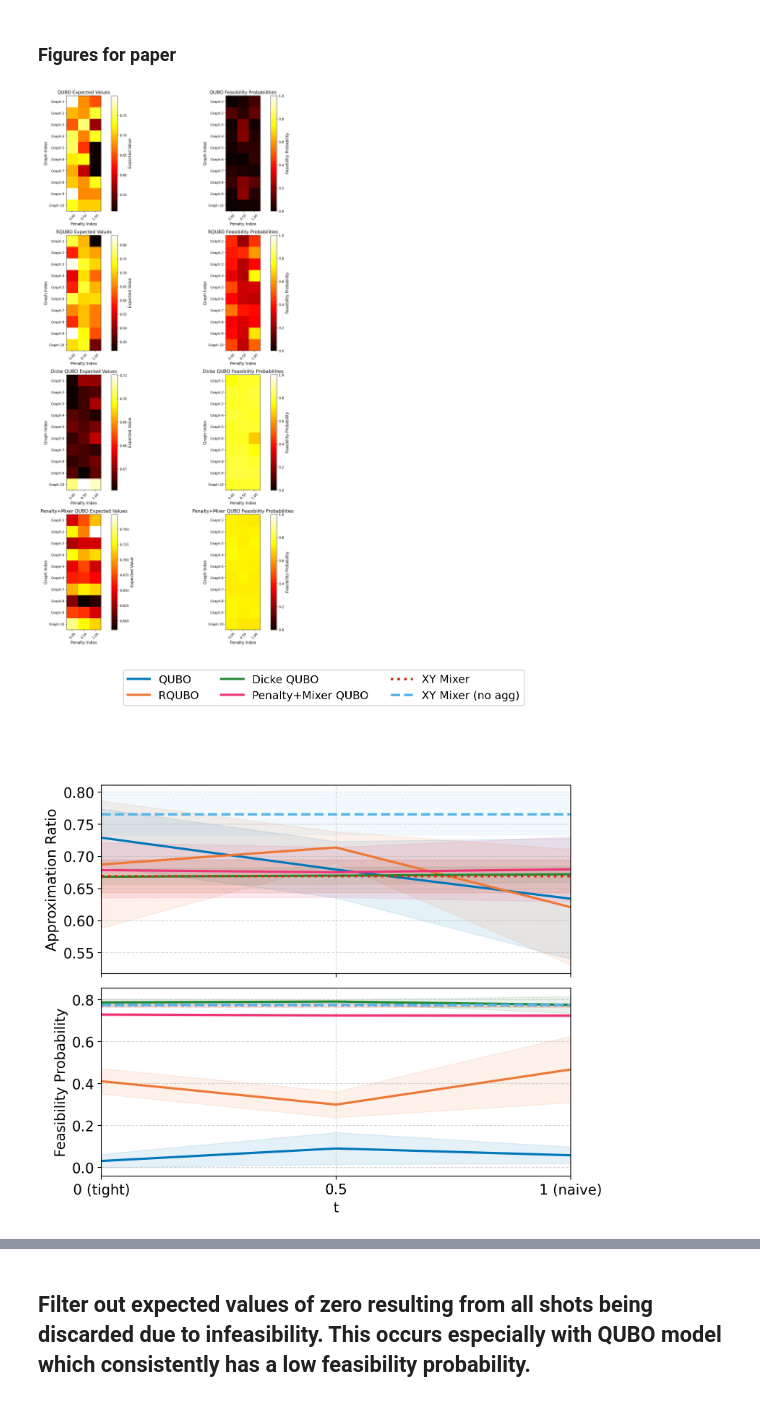
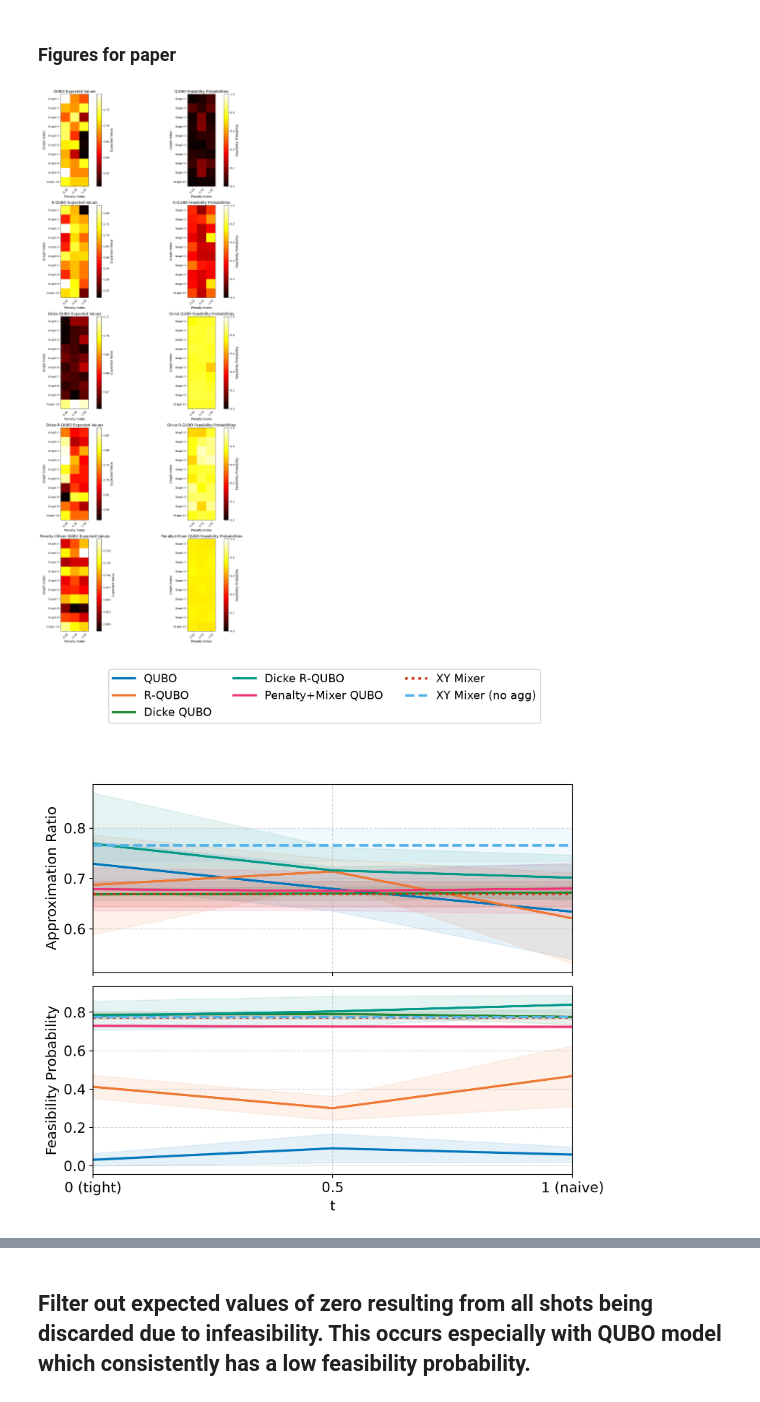
Before and after one commit to AdrianHarkness/Max_K_Cut, a Jupyter notebook: notebooks/experiments/visualize_results.ipynb, the cells around one changed output, grey strips where cells are left out. Cells and saved outputs as stored; diff of their text form; code cells hidden in the pictures.

```diff
--- a/notebooks/experiments/visualize_results.ipynb
+++ b/notebooks/experiments/visualize_results.ipynb
@@ -27,6 +27,8 @@ RQUBO_FEASIBILITY = loaded_data['RQUBO_FEASIBILITY']
 
 DICKE_QUBO_EXP_VALS = loaded_data['DICKE_QUBO_EXP_VALS'] if 'DICKE_QUBO_EXP_VALS' in loaded_data else None
 DICKE_QUBO_FEASIBILITY = loaded_data['DICKE_QUBO_FEASIBILITY'] if 'DICKE_QUBO_FEASIBILITY' in loaded_data else None
+DICKE_RQUBO_EXP_VALS = loaded_data['DICKE_RQUBO_EXP_VALS'] if 'DICKE_RQUBO_EXP_VALS' in loaded_data else None
+DICKE_RQUBO_FEASIBILITY = loaded_data['DICKE_RQUBO_FEASIBILITY'] if 'DICKE_RQUBO_FEASIBILITY' in loaded_data else None
 PENALTY_MIXER_QUBO_EXP_VALS = loaded_data['PENALTY_MIXER_QUBO_EXP_VALS'] if 'PENALTY_MIXER_QUBO_EXP_VALS' in loaded_data else None
 PENALTY_MIXER_QUBO_FEASIBILITY = loaded_data['PENALTY_MIXER_QUBO_FEASIBILITY'] if 'PENALTY_MIXER_QUBO_FEASIBILITY' in loaded_data else None
 XY_MIXER_EXP_VALS = loaded_data['XY_MIXER_EXP_VALS'] if 'XY_MIXER_EXP_VALS' in loaded_data else None
@@ -38,6 +40,7 @@ XY_MIXER_NO_AGG_FEASIBILITY = loaded_data['XY_MIXER_NO_AGG_FEASIBILITY'] if 'XY_
 QUBO_VIOLATION_PMF = loaded_data['QUBO_VIOLATION_PMF'] if 'QUBO_VIOLATION_PMF' in loaded_data else None
 RQUBO_VIOLATION_PMF = loaded_data['RQUBO_VIOLATION_PMF'] if 'RQUBO_VIOLATION_PMF' in loaded_data else None
 DICKE_QUBO_VIOLATION_PMF = loaded_data['DICKE_QUBO_VIOLATION_PMF'] if 'DICKE_QUBO_VIOLATION_PMF' in loaded_data else None
+DICKE_RQUBO_VIOLATION_PMF = loaded_data['DICKE_RQUBO_VIOLATION_PMF'] if 'DICKE_RQUBO_VIOLATION_PMF' in loaded_data else None
 PENALTY_MIXER_QUBO_VIOLATION_PMF = loaded_data['PENALTY_MIXER_QUBO_VIOLATION_PMF'] if 'PENALTY_MIXER_QUBO_VIOLATION_PMF' in loaded_data else None
 XY_MIXER_VIOLATION_PMF = loaded_data['XY_MIXER_VIOLATION_PMF'] if 'XY_MIXER_VIOLATION_PMF' in loaded_data else None
 XY_MIXER_NO_AGG_VIOLATION_PMF = loaded_data['XY_MIXER_NO_AGG_VIOLATION_PMF'] if 'XY_MIXER_NO_AGG_VIOLATION_PMF' in loaded_data else None
@@ -45,6 +48,7 @@ XY_MIXER_NO_AGG_VIOLATION_PMF = loaded_data['XY_MIXER_NO_AGG_VIOLATION_PMF'] if
 QUBO_EXP_VIOLATION_INFEAS = loaded_data['QUBO_EXP_VIOLATION_INFEAS'] if 'QUBO_EXP_VIOLATION_INFEAS' in loaded_data else None
 RQUBO_EXP_VIOLATION_INFEAS = loaded_data['RQUBO_EXP_VIOLATION_INFEAS'] if 'RQUBO_EXP_VIOLATION_INFEAS' in loaded_data else None
 DICKE_QUBO_EXP_VIOLATION_INFEAS = loaded_data['DICKE_QUBO_EXP_VIOLATION_INFEAS'] if 'DICKE_QUBO_EXP_VIOLATION_INFEAS' in loaded_data else None
+DICKE_RQUBO_EXP_VIOLATION_INFEAS = loaded_data['DICKE_RQUBO_EXP_VIOLATION_INFEAS'] if 'DICKE_RQUBO_EXP_VIOLATION_INFEAS' in loaded_data else None
 PENALTY_MIXER_QUBO_EXP_VIOLATION_INFEAS = loaded_data['PENALTY_MIXER_QUBO_EXP_VIOLATION_INFEAS'] if 'PENALTY_MIXER_QUBO_EXP_VIOLATION_INFEAS' in loaded_data else None
 XY_MIXER_EXP_VIOLATION_INFEAS = loaded_data['XY_MIXER_EXP_VIOLATION_INFEAS'] if 'XY_MIXER_EXP_VIOLATION_INFEAS' in loaded_data else None
 XY_MIXER_NO_AGG_EXP_VIOLATION_INFEAS = loaded_data['XY_MIXER_NO_AGG_EXP_VIOLATION_INFEAS'] if 'XY_MIXER_NO_AGG_EXP_VIOLATION_INFEAS' in loaded_data else None
@@ -55,40 +59,42 @@ num_graphs = QUBO_EXP_VALS.shape[0]
 # %%
 rows = [
     ("QUBO", QUBO_EXP_VALS, QUBO_FEASIBILITY),
-    ("RQUBO", RQUBO_EXP_VALS, RQUBO_FEASIBILITY),
+    ("R-QUBO", RQUBO_EXP_VALS, RQUBO_FEASIBILITY),
     ("Dicke QUBO", DICKE_QUBO_EXP_VALS, DICKE_QUBO_FEASIBILITY),
+    ("Dicke R-QUBO", DICKE_RQUBO_EXP_VALS, DICKE_RQUBO_FEASIBILITY),
     ("Penalty+Mixer QUBO", PENALTY_MIXER_QUBO_EXP_VALS, PENALTY_MIXER_QUBO_FEASIBILITY)
 ]
+rows = [row for row in rows if row[1] is not None]
 
 fig, axs = plt.subplots(len(rows), 2, figsize=(16, 6 * len(rows)), squeeze=False)
 
 for row_idx, (label, exp_vals, feas_vals) in enumerate(rows):
     im0 = axs[row_idx, 0].imshow(exp_vals, cmap='hot', interpolation='nearest')
     cbar0 = fig.colorbar(im0, ax=axs[row_idx, 0])
     cbar0.set_label('Expected Value', fontsize=12)
     axs[row_idx, 0].set_title(f'{label} Expected Values', fontsize=14)
     axs[row_idx, 0].set_xlabel('Penalty Index', fontsize=12)
     axs[row_idx, 0].set_ylabel('Graph Index', fontsize=12)
     axs[row_idx, 0].set_xticks(np.arange(len(penalty_list)))
     axs[row_idx, 0].set_xticklabels([f'{p:.2f}' for p in penalty_list], rotation=45, fontsize=10)
     axs[row_idx, 0].set_yticks(np.arange(num_graphs))
     axs[row_idx, 0].set_yticklabels([f'Graph {i+1}' for i in range(num_graphs)], fontsize=10)
 
     im1 = axs[row_idx, 1].imshow(feas_vals, cmap='hot', interpolation='nearest', vmin=0, vmax=1)
     cbar1 = fig.colorbar(im1, ax=axs[row_idx, 1])
     cbar1.set_label('Feasibility Probability', fontsize=12)
     axs[row_idx, 1].set_title(f'{label} Feasibility Probabilities', fontsize=14)
     axs[row_idx, 1].set_xlabel('Penalty Index', fontsize=12)
     axs[row_idx, 1].set_ylabel('Graph Index', fontsize=12)
     axs[row_idx, 1].set_xticks(np.arange(len(penalty_list)))
     axs[row_idx, 1].set_xticklabels([f'{p:.2f}' for p in penalty_list], rotation=45, fontsize=10)
     axs[row_idx, 1].set_yticks(np.arange(num_graphs))
     axs[row_idx, 1].set_yticklabels([f'Graph {i+1}' for i in range(num_graphs)], fontsize=10)
 
 plt.tight_layout()
 plt.show()
 # %% [output]
-[figure, old version]
+[figure, new version]
 # %%
 qubo_mean_over_graphs = np.mean(QUBO_EXP_VALS, axis=0)
 qubo_std_over_graphs = np.std(QUBO_EXP_VALS, axis=0)
@@ -104,12 +110,20 @@ dicke_mean_over_graphs = None
 penalty_mixer_mean_over_graphs = None
 dicke_mean_feas_prob = None
 penalty_mixer_mean_feas_prob = None
+dicke_rqubo_mean_over_graphs = None
+dicke_rqubo_mean_feas_prob = None
 
 if DICKE_QUBO_EXP_VALS is not None:
     dicke_mean_over_graphs = np.mean(DICKE_QUBO_EXP_VALS, axis=0)
     dicke_std_over_graphs = np.std(DICKE_QUBO_EXP_VALS, axis=0)
     dicke_mean_feas_prob = np.mean(DICKE_QUBO_FEASIBILITY, axis=0)
     dicke_std_feas_prob = np.std(DICKE_QUBO_FEASIBILITY, axis=0)
+
+if DICKE_RQUBO_EXP_VALS is not None:
+    dicke_rqubo_mean_over_graphs = np.mean(DICKE_RQUBO_EXP_VALS, axis=0)
+    dicke_rqubo_std_over_graphs = np.std(DICKE_RQUBO_EXP_VALS, axis=0)
+    dicke_rqubo_mean_feas_prob = np.mean(DICKE_RQUBO_FEASIBILITY, axis=0)
+    dicke_rqubo_std_feas_prob = np.std(DICKE_RQUBO_FEASIBILITY, axis=0)
 
 if PENALTY_MIXER_QUBO_EXP_VALS is not None:
     penalty_mixer_mean_over_graphs = np.mean(PENALTY_MIXER_QUBO_EXP_VALS, axis=0)
@@ -134,6 +148,7 @@ xy_no_agg_feas_std = np.std(XY_MIXER_NO_AGG_FEASIBILITY) if XY_MIXER_NO_AGG_FEAS
 qubo_color = "#0077BB"
 rqubo_color = "#EE7733"
 dicke_qubo_color = "#228833"
+dicke_rqubo_color = "#009988"
 penalty_mixer_color = "#EE3377"
 xy_mixer_color = "#CC3311"
 xy_no_agg_color = "#56B4E9"
@@ -155,7 +170,7 @@ ax_top.fill_between(penalty_list,
                     np.array(qubo_mean_over_graphs) + np.array(qubo_std_over_graphs),
                     color=qubo_color, alpha=_fill_alpha)
 
-ax_top.plot(penalty_list, rqubo_mean_over_graphs, label="RQUBO", color=rqubo_color, linestyle='-')
+ax_top.plot(penalty_list, rqubo_mean_over_graphs, label="R-QUBO", color=rqubo_color, linestyle='-')
 ax_top.fill_between(penalty_list,
                     np.array(rqubo_mean_over_graphs) - np.array(rqubo_std_over_graphs),
                     np.array(rqubo_mean_over_graphs) + np.array(rqubo_std_over_graphs),
@@ -167,6 +182,13 @@ if dicke_mean_over_graphs is not None:
                         np.array(dicke_mean_over_graphs) - np.array(dicke_std_over_graphs),
                         np.array(dicke_mean_over_graphs) + np.array(dicke_std_over_graphs),
                         color=dicke_qubo_color, alpha=_fill_alpha)
+
+if dicke_rqubo_mean_over_graphs is not None:
+    ax_top.plot(penalty_list, dicke_rqubo_mean_over_graphs, label="Dicke R-QUBO", color=dicke_rqubo_color, linestyle='-')
+    ax_top.fill_between(penalty_list,
+                        np.array(dicke_rqubo_mean_over_graphs) - np.array(dicke_rqubo_std_over_graphs),
+                        np.array(dicke_rqubo_mean_over_graphs) + np.array(dicke_rqubo_std_over_graphs),
+                        color=dicke_rqubo_color, alpha=_fill_alpha)
 
 if penalty_mixer_mean_over_graphs is not None:
     ax_top.plot(penalty_list, penalty_mixer_mean_over_graphs, label="Penalty+Mixer QUBO", color=penalty_mixer_color, linestyle='-')
@@ -202,7 +224,7 @@ ax_bottom.fill_between(penalty_list,
                     np.array(qubo_mean_feas_prob) + np.array(qubo_std_feas_prob),
                     color=qubo_color, alpha=_fill_alpha)
 
-ax_bottom.plot(penalty_list, rqubo_mean_feas_prob, label="RQUBO", color=rqubo_color, linestyle='-')
+ax_bottom.plot(penalty_list, rqubo_mean_feas_prob, label="R-QUBO", color=rqubo_color, linestyle='-')
 ax_bottom.fill_between(penalty_list,
                     np.array(rqubo_mean_feas_prob) - np.array(rqubo_std_feas_prob),
                     np.array(rqubo_mean_feas_prob) + np.array(rqubo_std_feas_prob),
@@ -214,6 +236,13 @@ if dicke_mean_feas_prob is not None:
                         np.array(dicke_mean_feas_prob) - np.array(dicke_std_feas_prob),
                         np.array(dicke_mean_feas_prob) + np.array(dicke_std_feas_prob),
                         color=dicke_qubo_color, alpha=_fill_alpha)
+
+if dicke_rqubo_mean_feas_prob is not None:
+    ax_bottom.plot(penalty_list, dicke_rqubo_mean_feas_prob, label="Dicke R-QUBO", color=dicke_rqubo_color, linestyle='-')
+    ax_bottom.fill_between(penalty_list,
+                        np.array(dicke_rqubo_mean_feas_prob) - np.array(dicke_rqubo_std_feas_prob),
+                        np.array(dicke_rqubo_mean_feas_prob) + np.array(dicke_rqubo_std_feas_prob),
+                        color=dicke_rqubo_color, alpha=_fill_alpha)
 
 if penalty_mixer_mean_feas_prob is not None:
     ax_bottom.plot(penalty_list, penalty_mixer_mean_feas_prob, label="Penalty+Mixer QUBO", color=penalty_mixer_color, linestyle='-')
@@ -261,7 +290,7 @@ for ax in axs:
 
 plt.tight_layout(rect=[0, 0, 1, 0.78])
 # %% [output]
-[figure, old version]
+[figure, new version]
 # %%
 # Box Plot
 
```
Also changed, not shown: parts of 5 cells of this notebook, 29 other files.
